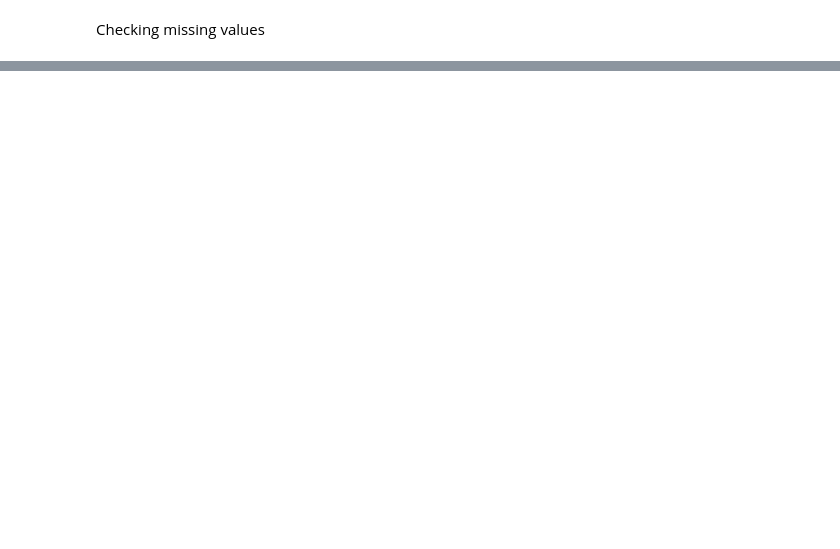
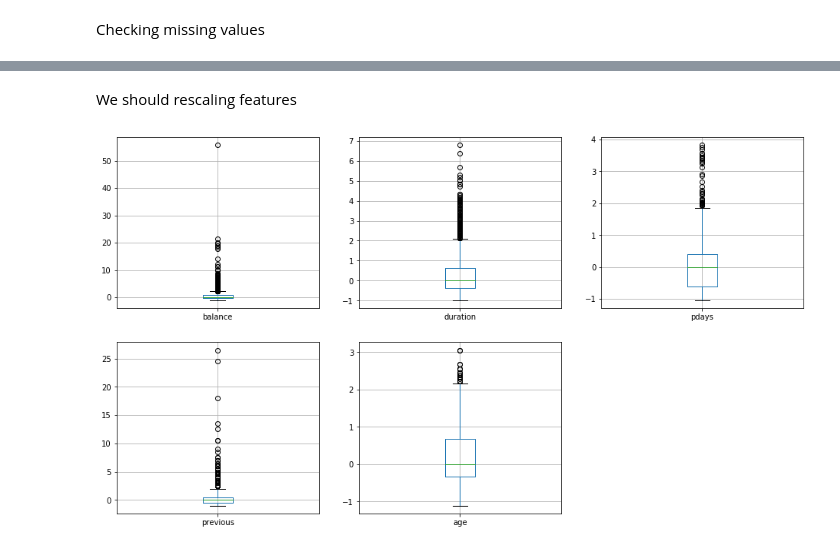
Before and after one commit to egbertoleal/datamining, a Jupyter notebook: Week2/etivity2.ipynb, the cells around one changed output, grey strips where cells are left out. Cells and saved outputs as stored; diff of their text form; code cells hidden in the pictures; blank space fills up the shorter version.

```diff
--- a/Week2/etivity2.ipynb
+++ b/Week2/etivity2.ipynb
@@ -153,0 +194,3 @@ We should try normalize it as we have outlier
+# %%
+# fill in Education with median
+df['education'].fillna(df['education'].median(), inplace=True)
@@ -153,0 +251,2 @@ We should try normalize it as we have outlier
+# %% [markdown]
+We should rescaling features
@@ -153,0 +264,27 @@ We should try normalize it as we have outlier
+# %%
+# Create figure with features after rescaling
+fig = plt.figure(figsize=(16,9))
+
+# Plot balance
+plot_graph1 = fig.add_subplot(2, 3, 1)
+df.boxplot(column=['balance'])
+
+# Plot duration
+plot_graph2 = fig.add_subplot(2, 3, 2)
+df.boxplot(column=['duration'])
+
+# Plot pdays
+plot_graph3 = fig.add_subplot(2, 3, 3)
+df.boxplot(column=['pdays'])
+
+# Plot previous
+plot_graph4 = fig.add_subplot(2, 3, 4)
+df.boxplot(column=['previous'])
+
+# Plot age
+plot_graph5 = fig.add_subplot(2, 3, 5)
+df.boxplot(column=['age'])
+
+plt.show()
+# %% [output]
+[figure, added]
```
Also changed, not shown: parts of 47 cells of this notebook.
